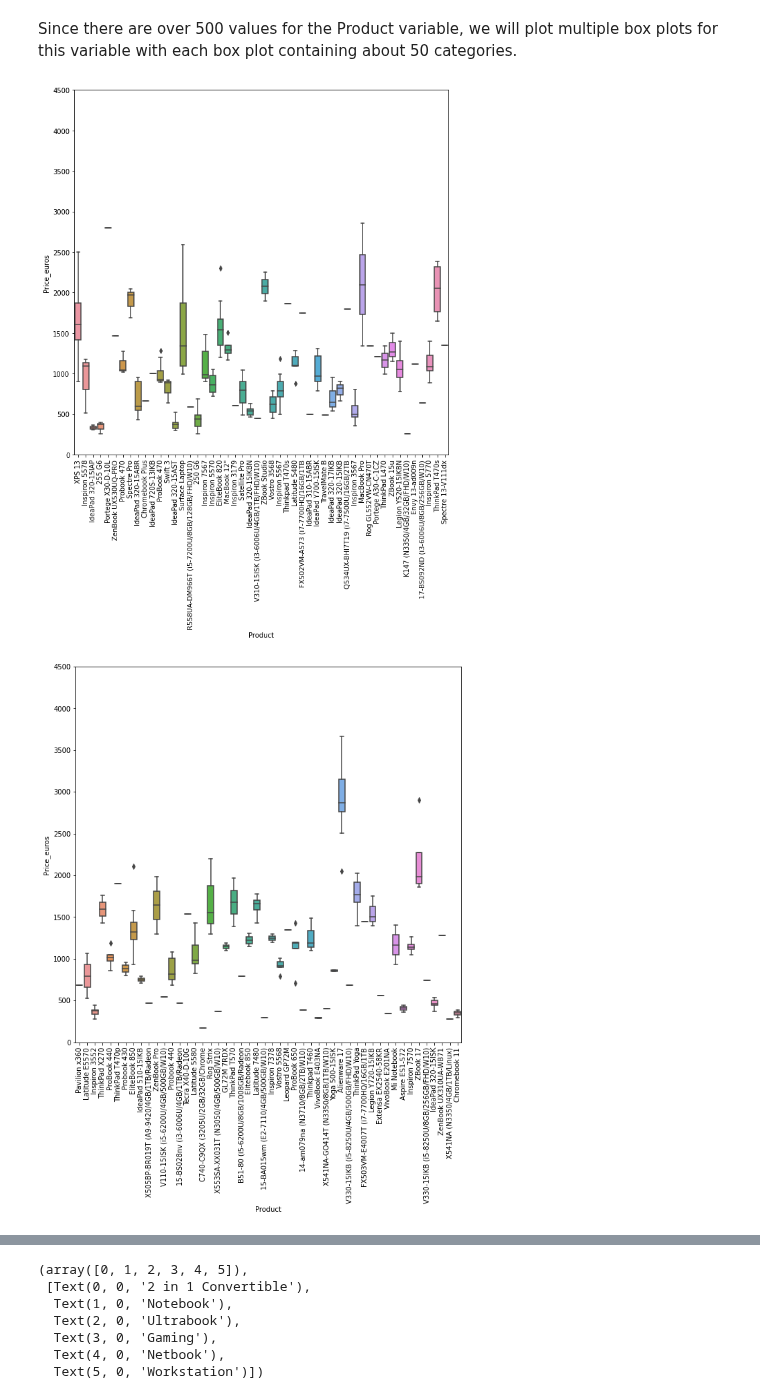
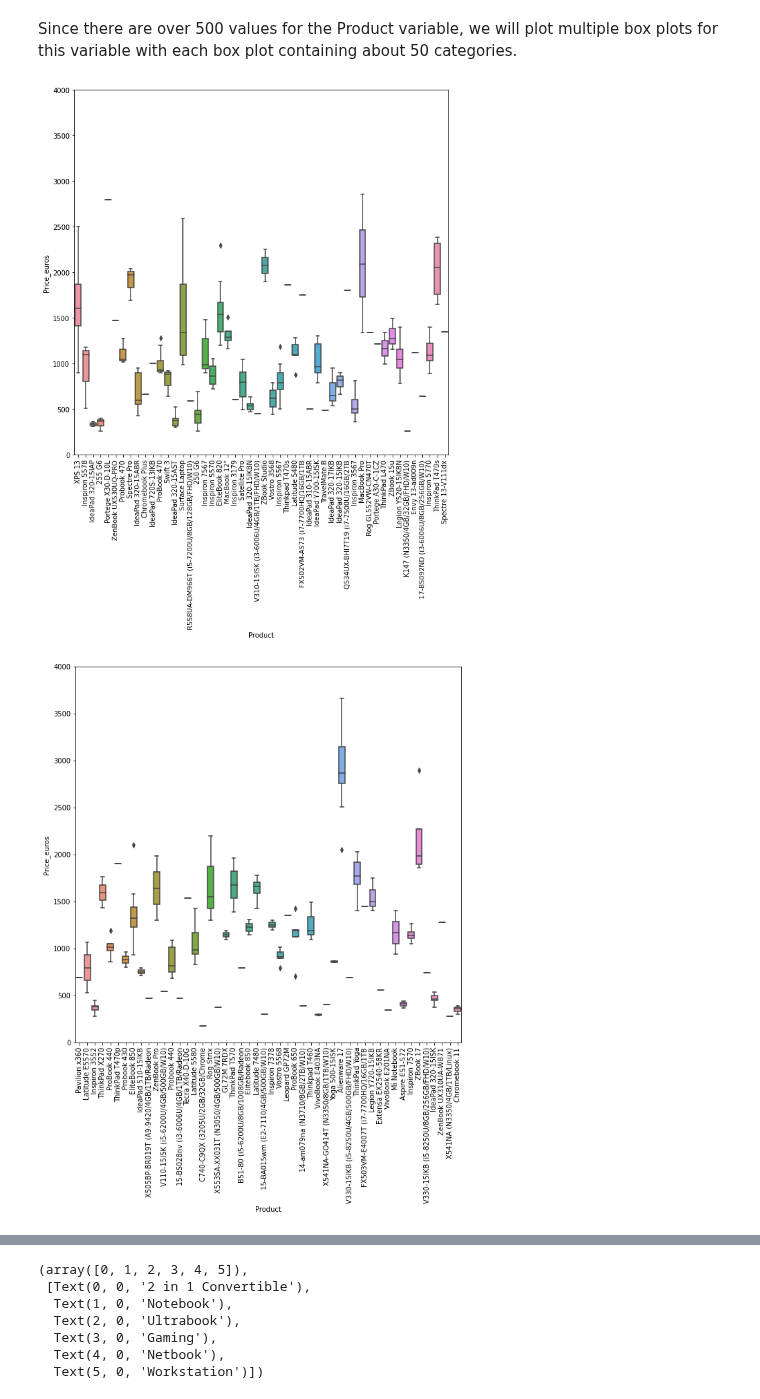
Before and after one commit to ryan-ferns/project_laptop_prices, a Jupyter notebook: laptop-prices-project.ipynb, the cells around one changed output, grey strips where cells are left out. Cells and saved outputs as stored; diff of their text form; code cells hidden in the pictures.

```diff
--- a/laptop-prices-project.ipynb
+++ b/laptop-prices-project.ipynb
@@ -1613,9 +1721,9 @@ each box plot containing about 50 categories.
 # %%
 for i in list(range(0,550,50)):
     f, ax = plt.subplots(figsize=(10, 10))
     fig = sns.boxplot(x='Product', y='Price_euros', data=train, order=products[i:(i+50)])
     plt.xticks(rotation=90)
-    plt.ylim(0, 4500)
+    plt.ylim(0, 4000)
 # %% [output]
-[figure, old version]
+[figure, new version]
-[figure, old version]
+[figure, new version]
```
Also changed, not shown: parts of 20 cells of this notebook.
